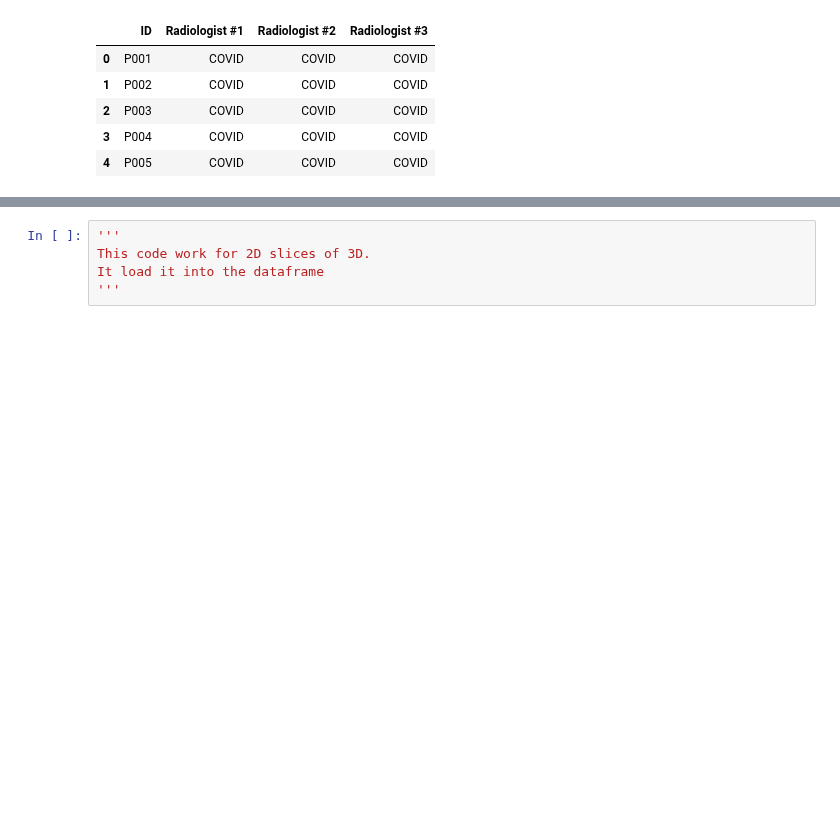
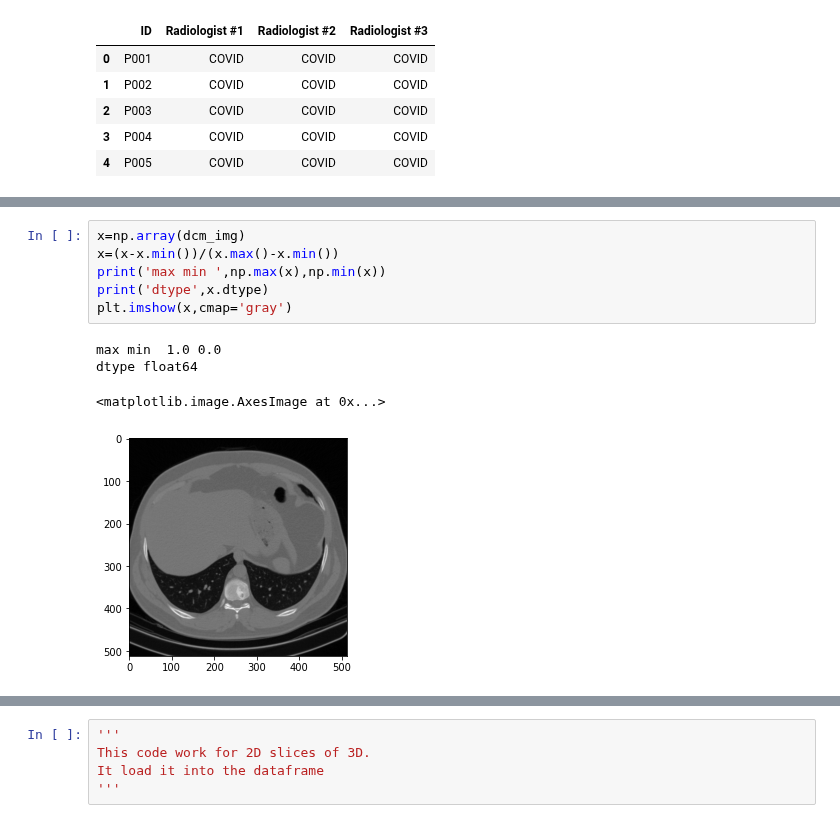
Before and after one commit to talhaanwarch/my_pytorch, a Jupyter notebook: coivd_tpu.ipynb, the cells around one changed output, grey strips where cells are left out. Cells and saved outputs as stored; diff of their text form; blank space fills up the shorter version.

```diff
--- a/coivd_tpu.ipynb
+++ b/coivd_tpu.ipynb
@@ -89,0 +109,11 @@ plt.imshow(x)
+# %%
+x=np.array(dcm_img)
+x=(x-x.min())/(x.max()-x.min())
+print('max min ',np.max(x),np.min(x))
+print('dtype',x.dtype)
+plt.imshow(x,cmap='gray')
+# %% [output]
+max min  1.0 0.0
+dtype float64
+<matplotlib.image.AxesImage at 0x...>
+[figure, added]
```
Also changed, not shown: parts of 15 cells of this notebook.
